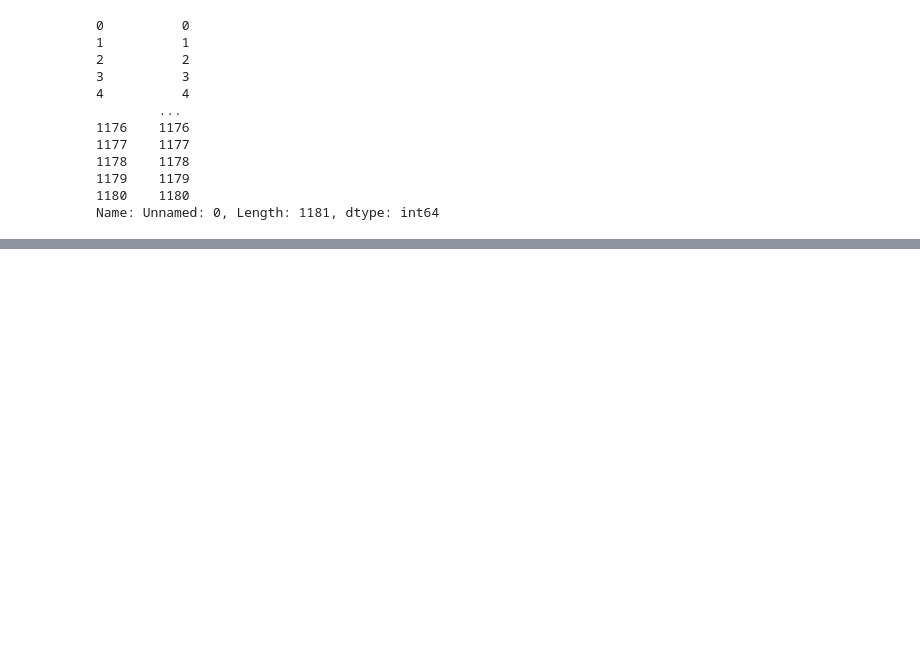
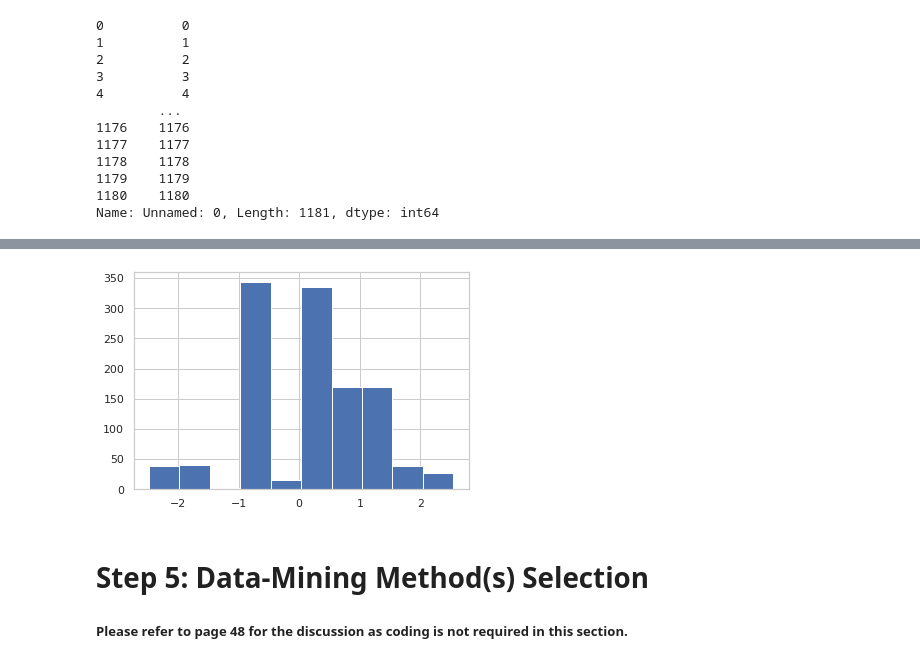
Before and after one commit to tanguolin/Iteration4, a Jupyter notebook: wtam186_Iteration4.ipynb, the cells around one changed output, grey strips where cells are left out. Saved outputs shown, nothing was run; the diff lists cells and outputs as text; code cells hidden in the pictures; blank space fills up the shorter version.

```diff
--- a/wtam186_Iteration4.ipynb
+++ b/wtam186_Iteration4.ipynb
@@ -1370,0 +1478,16 @@ Age Group_Young Adults: 3.939874
+# %%
+#Transformation on Time Spent On Social Media
+# Instantiate PowerTransformer
+pow_trans = PowerTransformer()
+# Train the transform on the data - demonstration purpose only
+pow_trans.fit(Fixedfinal_df[['Time Spent On Social Media']])
+# Apply the power transform to the data
+Fixedfinal_df['Time Spent On Social Media'] = pow_trans.transform(Fixedfinal_df[['Time Spent On Social Media']])
+pyplot.hist(Fixedfinal_df['Time Spent On Social Media'])
+pyplot.show()
+# %% [output]
+[figure, added]
+# %% [markdown]
+# Step 5: Data-Mining Method(s) Selection
+
+##### Please refer to page 48 for the discussion as coding is not required in this section.
```
Also changed, not shown: parts of 10 cells of this notebook.
